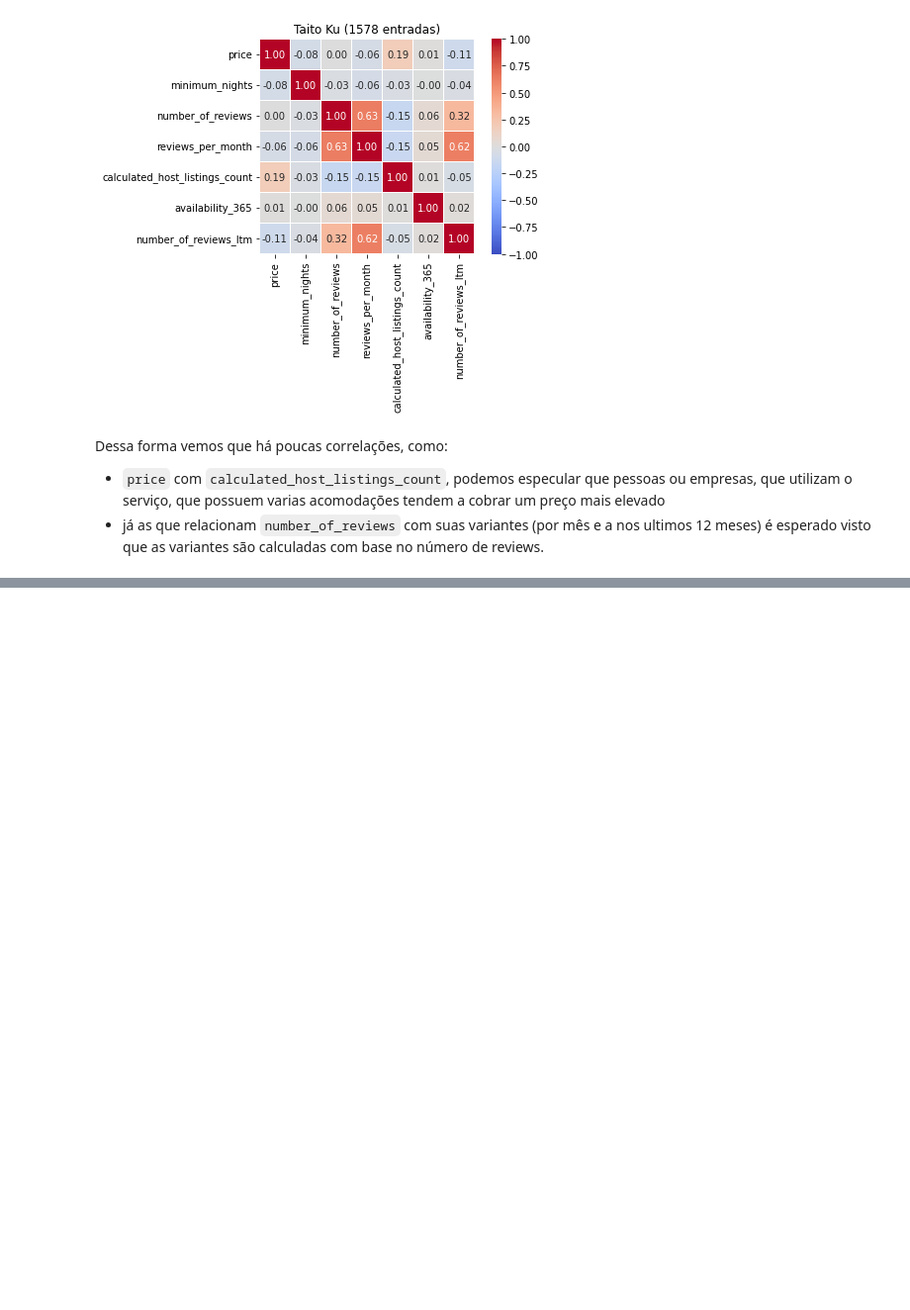
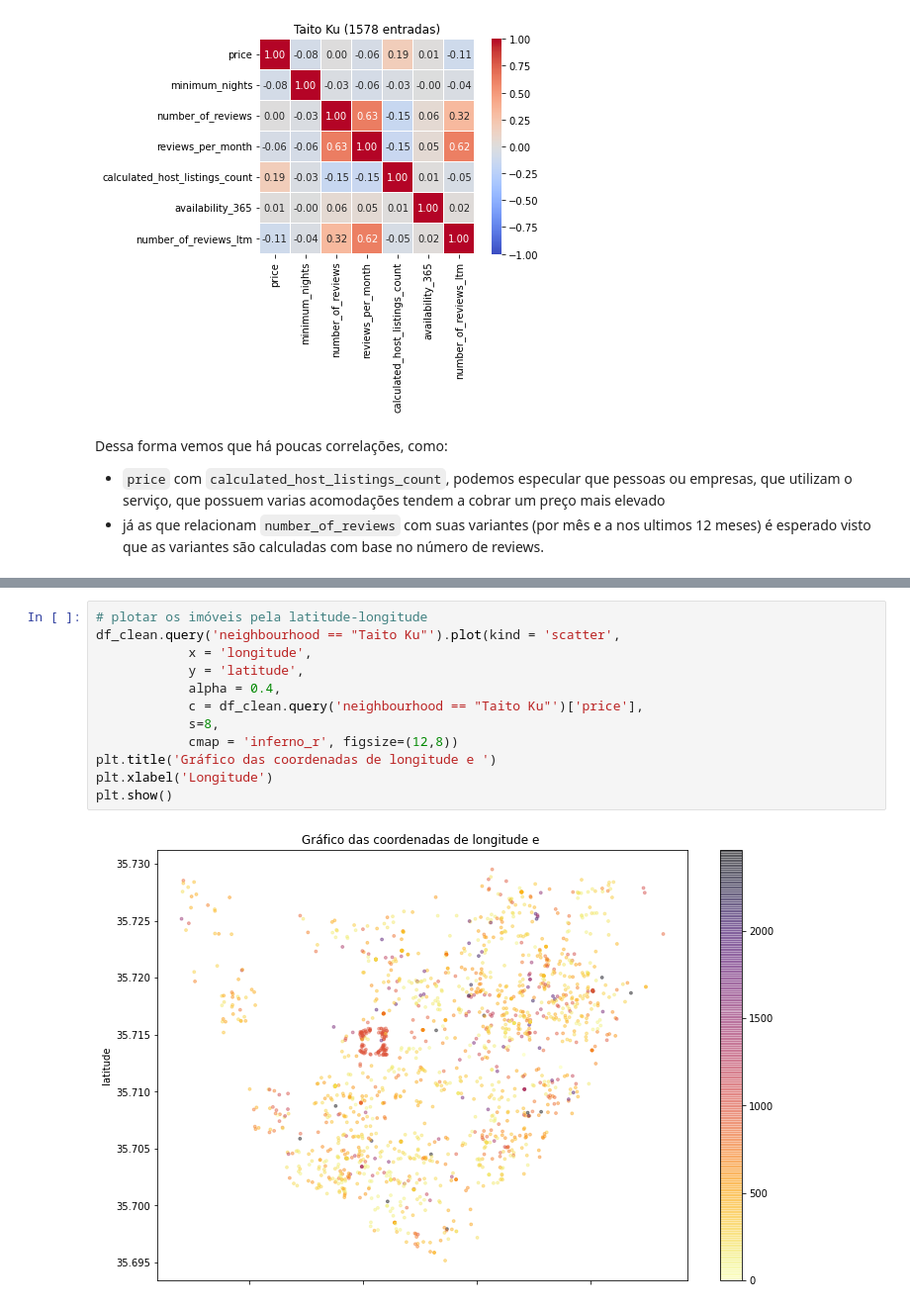
Before and after one commit to douglascdsantos/data_science, a Jupyter notebook: projetos/analisando_os_dados_do_airbnb_(tokyo)/notebook/Analisando_os_Dados_do_Airbnb_(Tokyo).ipynb, the cells around one changed output, grey strips where cells are left out. Shown at 99% size. Drawn from its saved outputs; the diff is of its cells as text; blank space fills up the shorter version.

Commit message:
encontrando qual o tipo de imóvel mais caro e incio do grafico de das coordenadas

```diff
--- a/projetos/analisando_os_dados_do_airbnb_(tokyo)/notebook/Analisando_os_Dados_do_Airbnb_(Tokyo).ipynb
+++ b/projetos/analisando_os_dados_do_airbnb_(tokyo)/notebook/Analisando_os_Dados_do_Airbnb_(Tokyo).ipynb
@@ -337,0 +380,14 @@ Dessa forma vemos que há poucas correlações, como:
+# %%
+# plotar os imóveis pela latitude-longitude
+df_clean.query('neighbourhood == "Taito Ku"').plot(kind = 'scatter',
+            x = 'longitude',
+            y = 'latitude',
+            alpha = 0.4,
+            c = df_clean.query('neighbourhood == "Taito Ku"')['price'],
+            s=8,
+            cmap = 'inferno_r', figsize=(12,8))
+plt.title('Gráfico das coordenadas de longitude e ')
+plt.xlabel('Longitude')
+plt.show()
+# %% [output]
+[figure, added]
```
Also changed, not shown: parts of 11 cells of this notebook.
